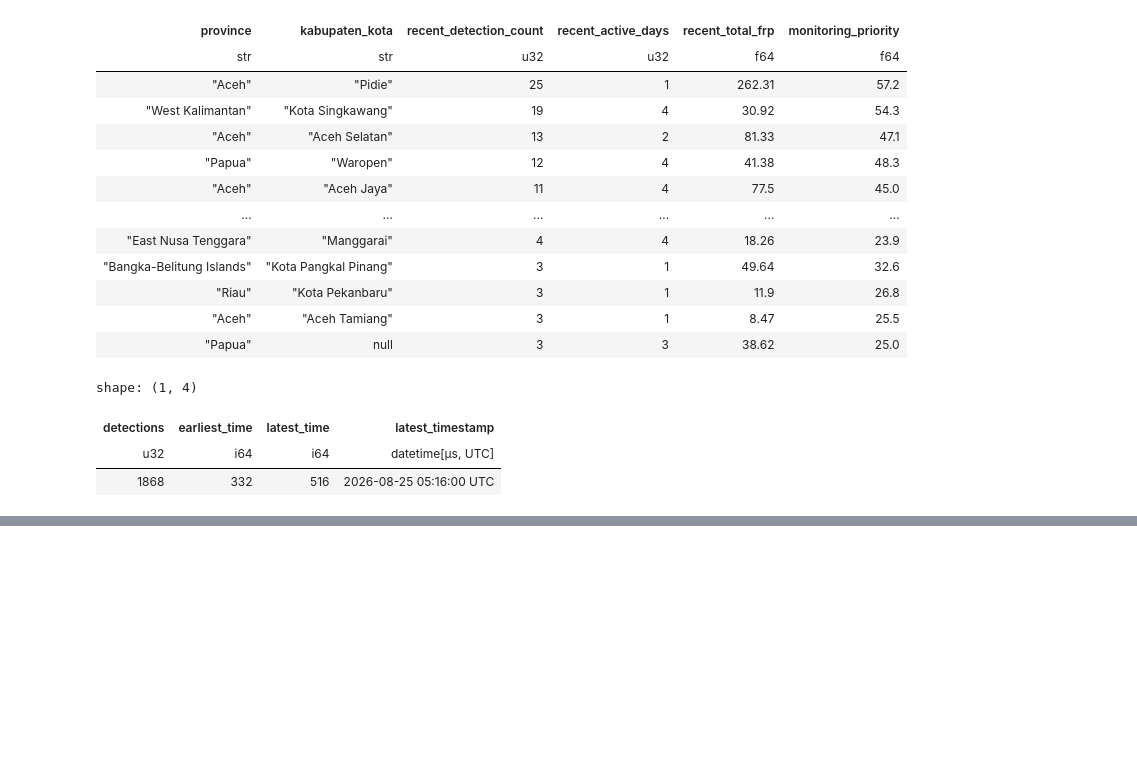
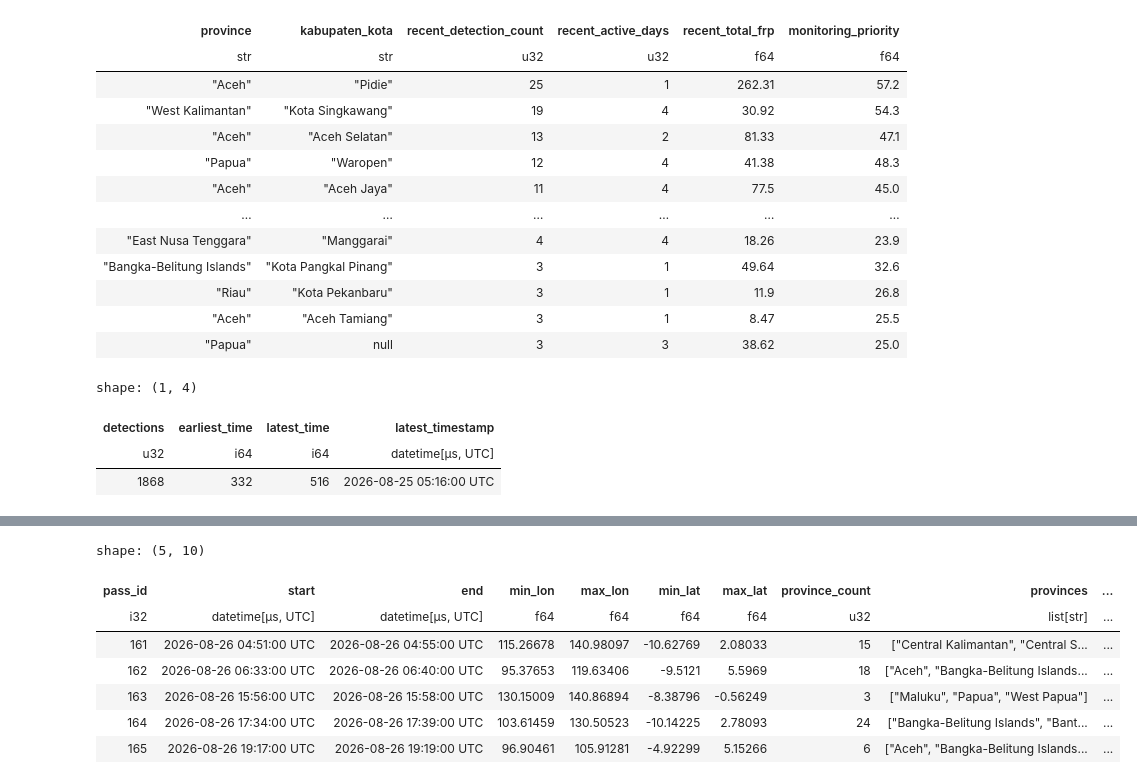
Before and after one commit to FAL10000/KarhutlaWatch-ID, a Jupyter notebook: notebooks/explore.ipynb, the cells around one changed output, grey strips where cells are left out. Saved outputs shown, nothing was run; the diff lists cells and outputs as text; code cells hidden in the pictures; blank space fills up the shorter version.

```diff
--- a/notebooks/explore.ipynb
+++ b/notebooks/explore.ipynb
@@ -530,0 +692,44 @@ shape: (1, 4)
+# %%
+firms_with_pass = firms30d.join(
+    times.select(
+        "acquired_at_utc",
+        "pass_id",
+    ).unique(),
+    on="acquired_at_utc",
+    how="left",
+)
+# %%
+selected_date = "2026-08-26"
+
+day_passes = (
+    firms_with_pass
+    .filter(pl.col("acq_date") == selected_date)
+    .group_by("pass_id")
+    .agg(
+        pl.col("acquired_at_utc").min().alias("start"),
+        pl.col("acquired_at_utc").max().alias("end"),
+
+        pl.col("longitude").min().alias("min_lon"),
+        pl.col("longitude").max().alias("max_lon"),
+
+        pl.col("latitude").min().alias("min_lat"),
+        pl.col("latitude").max().alias("max_lat"),
+
+        pl.col("province").n_unique().alias("province_count"),
+        pl.col("province").unique().sort().alias("provinces"),
+
+        pl.len().alias("detections"),
+    )
+    .sort("start")
+)
+
+day_passes
+# %% [output]
+shape: (5, 10)
+| pass_id | start | end | min_lon | max_lon | min_lat | max_lat | province_count | provinces | ... |
+| i32 | datetime[μs, UTC] | datetime[μs, UTC] | f64 | f64 | f64 | f64 | u32 | list[str] | ... |
+| 161 | 2026-08-26 04:51:00 UTC | 2026-08-26 04:55:00 UTC | 115.26678 | 140.98097 | -10.62769 | 2.08033 | 15 | ["Central Kalimantan", "Central S... | ... |
+| 162 | 2026-08-26 06:33:00 UTC | 2026-08-26 06:40:00 UTC | 95.37653 | 119.63406 | -9.5121 | 5.5969 | 18 | ["Aceh", "Bangka-Belitung Islands... | ... |
+| 163 | 2026-08-26 15:56:00 UTC | 2026-08-26 15:58:00 UTC | 130.15009 | 140.86894 | -8.38796 | -0.56249 | 3 | ["Maluku", "Papua", "West Papua"] | ... |
+| 164 | 2026-08-26 17:34:00 UTC | 2026-08-26 17:39:00 UTC | 103.61459 | 130.50523 | -10.14225 | 2.78093 | 24 | ["Bangka-Belitung Islands", "Bant... | ... |
+| 165 | 2026-08-26 19:17:00 UTC | 2026-08-26 19:19:00 UTC | 96.90461 | 105.91281 | -4.92299 | 5.15266 | 6 | ["Aceh", "Bangka-Belitung Islands... | ... |
```
Also changed, not shown: parts of 6 cells of this notebook.
